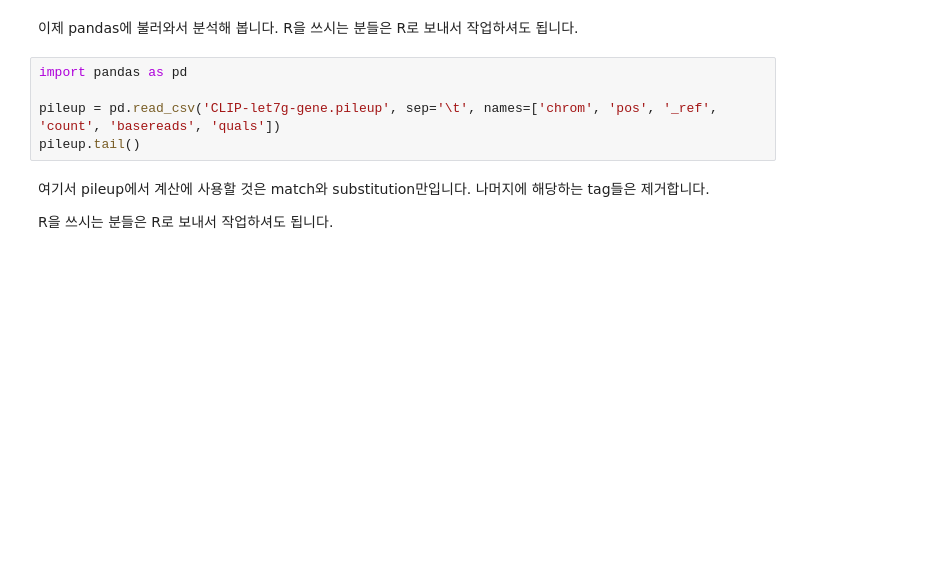
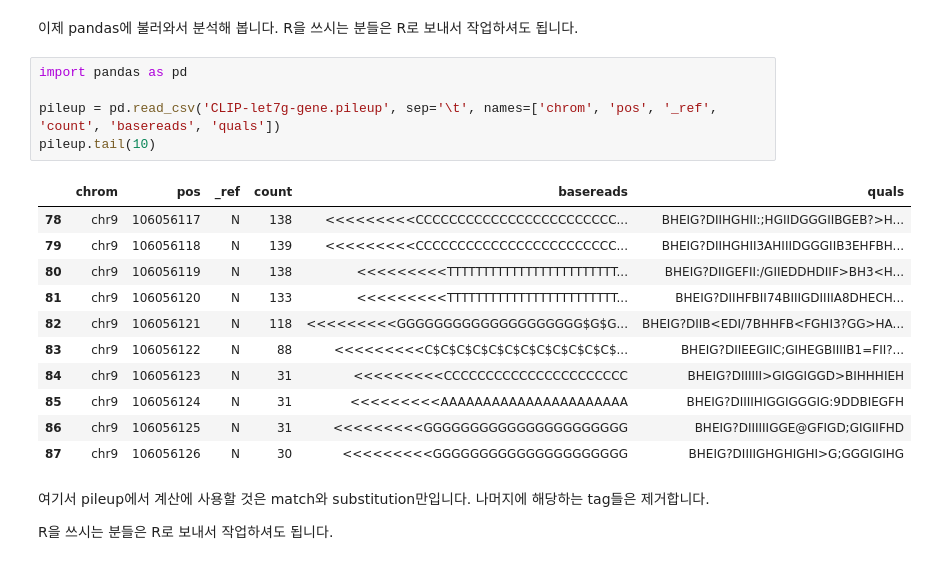
Before and after one commit to YUHYUNSEONG/YHS, a Jupyter notebook: CoLab_TermProj_2023_3_1.ipynb, the cells around one changed output. Saved outputs shown, nothing was run; the diff lists cells and outputs as text; blank space fills up the shorter version.

```diff
--- a/CoLab_TermProj_2023_3_1.ipynb
+++ b/CoLab_TermProj_2023_3_1.ipynb
@@ -197,8 +250,20 @@ Mirlet7g는 100bp도 안 되는 짧은 gene인데 `mpileup` 결과는 엄청 길
 # %%
 import pandas as pd
 
 pileup = pd.read_csv('CLIP-let7g-gene.pileup', sep='\t', names=['chrom', 'pos', '_ref', 'count', 'basereads', 'quals'])
-pileup.tail()
+pileup.tail(10)
+# %% [output]
+|  | chrom | pos | _ref | count | basereads | quals |
+| 78 | chr9 | 106056117 | N | 138 | <<<<<<<<<CCCCCCCCCCCCCCCCCCCCCCCC... | BHEIG?DIIHGHII:;HGIIDGGGIIBGEB?>H... |
+| 79 | chr9 | 106056118 | N | 139 | <<<<<<<<<CCCCCCCCCCCCCCCCCCCCCCCC... | BHEIG?DIIHGHII3AHIIIDGGGIIB3EHFBH... |
+| 80 | chr9 | 106056119 | N | 138 | <<<<<<<<<TTTTTTTTTTTTTTTTTTTTTTTT... | BHEIG?DIIGEFII:/GIIEDDHDIIF>BH3<H... |
+| 81 | chr9 | 106056120 | N | 133 | <<<<<<<<<TTTTTTTTTTTTTTTTTTTTTTTT... | BHEIG?DIIHFBII74BIIIGDIIIIA8DHECH... |
+| 82 | chr9 | 106056121 | N | 118 | <<<<<<<<<GGGGGGGGGGGGGGGGGGGG$G$G... | BHEIG?DIIB<EDI/7BHHFB<FGHI3?GG>HA... |
+| 83 | chr9 | 106056122 | N | 88 | <<<<<<<<<C$C$C$C$C$C$C$C$C$C$C$C$... | BHEIG?DIIEEGIIC;GIHEGBIIIIB1=FII?... |
+| 84 | chr9 | 106056123 | N | 31 | <<<<<<<<<CCCCCCCCCCCCCCCCCCCCCC | BHEIG?DIIIIII>GIGGIGGD>BIHHHIEH |
+| 85 | chr9 | 106056124 | N | 31 | <<<<<<<<<AAAAAAAAAAAAAAAAAAAAAA | BHEIG?DIIIIHIGGIGGGIG:9DDBIEGFH |
+| 86 | chr9 | 106056125 | N | 31 | <<<<<<<<<GGGGGGGGGGGGGGGGGGGGGG | BHEIG?DIIIIIIGGE@GFIGD;GIGIIFHD |
+| 87 | chr9 | 106056126 | N | 30 | <<<<<<<<<GGGGGGGGGGGGGGGGGGGGG | BHEIG?DIIIIGHGHIGHI>G;GGGIGIHG |
 # %% [markdown]
 여기서 pileup에서 계산에 사용할 것은 match와 substitution만입니다. 나머지에 해당하는 tag들은 제거합니다.
 
```
Also changed, not shown: parts of 17 cells of this notebook.
